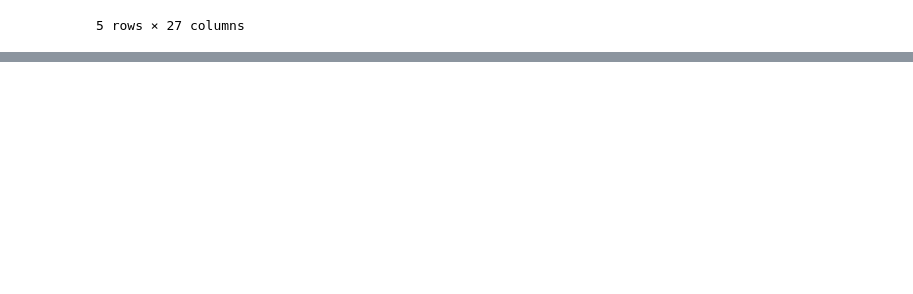
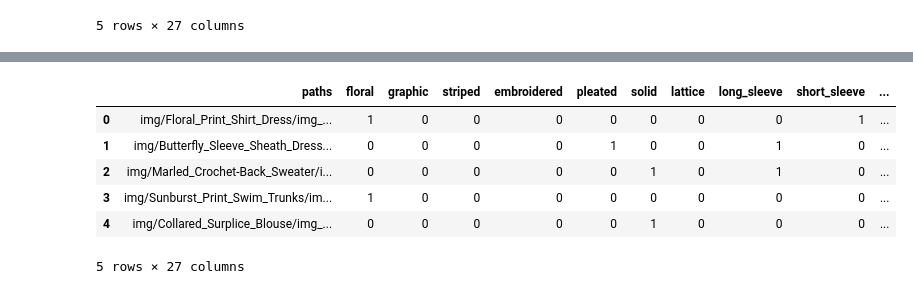
Before and after one commit to melihkacaman/SimilarProducts, a Jupyter notebook: notebooks/04 Data Preprocessing Fine Grained Atribute Prediction.ipynb, the cells around one changed output, grey strips where cells are left out. Drawn from its saved outputs; the diff is of its cells as text; code cells hidden in the pictures; blank space fills up the shorter version.

Commit message:
test dataset has been processed

```diff
--- a/notebooks/04 Data Preprocessing Fine Grained Atribute Prediction.ipynb
+++ b/notebooks/04 Data Preprocessing Fine Grained Atribute Prediction.ipynb
@@ -126,0 +129,2 @@ data.to_csv("../datasets/attribute_set/train_val_data_fine_grained_all.csv")
+# %%
+paths_test_df = pd.read_csv("../datasets/attribute_set/test.txt", names=["paths"], sep=" ", header=None)
@@ -126,0 +139,4 @@ data.to_csv("../datasets/attribute_set/train_val_data_fine_grained_all.csv")
+# %%
+attr_test_df = pd.read_csv("../datasets/attribute_set/test_attr.txt", header=None, delimiter=" ").iloc[:, :-1]
+attr_test_df.columns = columns
+attr_test_df.head()
@@ -126,0 +151,12 @@ data.to_csv("../datasets/attribute_set/train_val_data_fine_grained_all.csv")
+# %%
+data_test = pd.concat([paths_test_df, attr_test_df], axis=1)
+# %%
+data_test.head()
+# %% [output]
+|  | paths | floral | graphic | striped | embroidered | pleated | solid | lattice | long_sleeve | short_sleeve | ... |
+| 0 | img/Floral_Print_Shirt_Dress/img_... | 1 | 0 | 0 | 0 | 0 | 0 | 0 | 0 | 1 | ... |
+| 1 | img/Butterfly_Sleeve_Sheath_Dress... | 0 | 0 | 0 | 0 | 1 | 0 | 0 | 1 | 0 | ... |
+| 2 | img/Marled_Crochet-Back_Sweater/i... | 0 | 0 | 0 | 0 | 0 | 1 | 0 | 1 | 0 | ... |
+| 3 | img/Sunburst_Print_Swim_Trunks/im... | 1 | 0 | 0 | 0 | 0 | 0 | 0 | 0 | 0 | ... |
+| 4 | img/Collared_Surplice_Blouse/img_... | 0 | 0 | 0 | 0 | 0 | 1 | 0 | 0 | 0 | ... |
+5 rows × 27 columns
```
Also changed, not shown: parts of 6 cells of this notebook.
